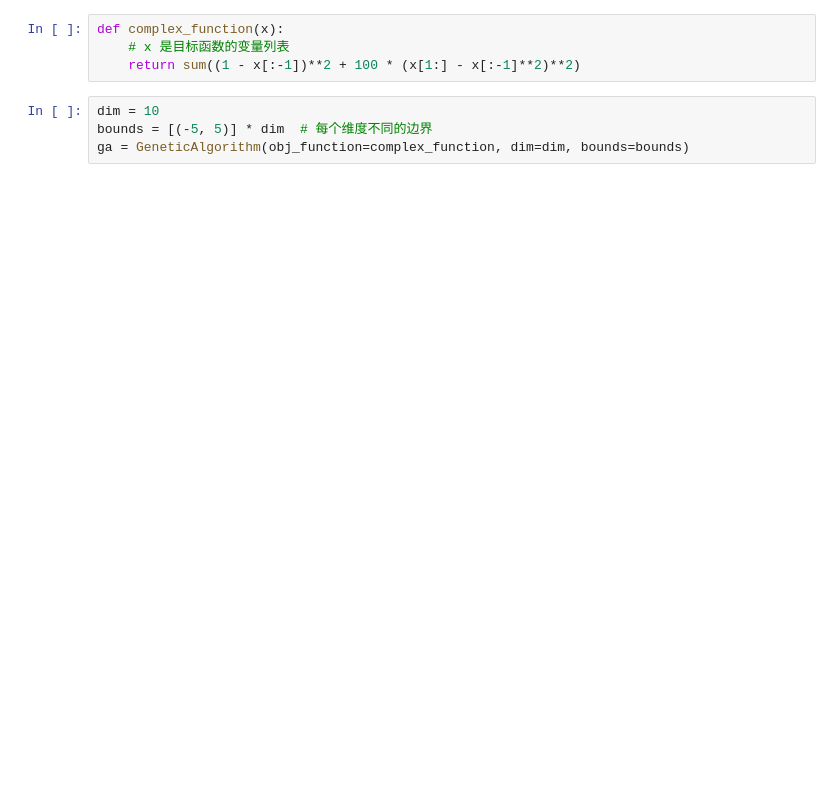
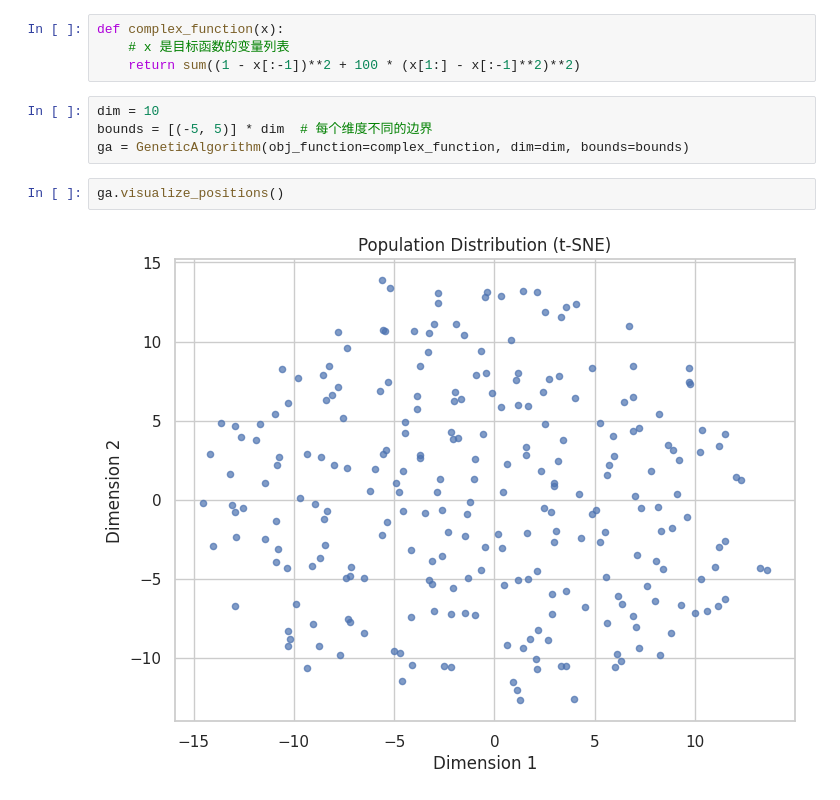
Before and after one commit to HakureiPOI/Modeling_Allowance, a Jupyter notebook: GA.ipynb, the cells around one changed output. Cells and saved outputs as stored; diff of their text form; blank space fills up the shorter version.

```diff
--- a/GA.ipynb
+++ b/GA.ipynb
@@ -110,6 +124,10 @@ def complex_function(x):
 dim = 10
 bounds = [(-5, 5)] * dim  # 每个维度不同的边界
 ga = GeneticAlgorithm(obj_function=complex_function, dim=dim, bounds=bounds)
+# %%
+ga.visualize_positions()
+# %% [output]
+[figure, added]
 # %%
 best_position, best_score = ga.optimize()
 # %% [output]
```
Also changed, not shown: parts of 6 cells of this notebook.
